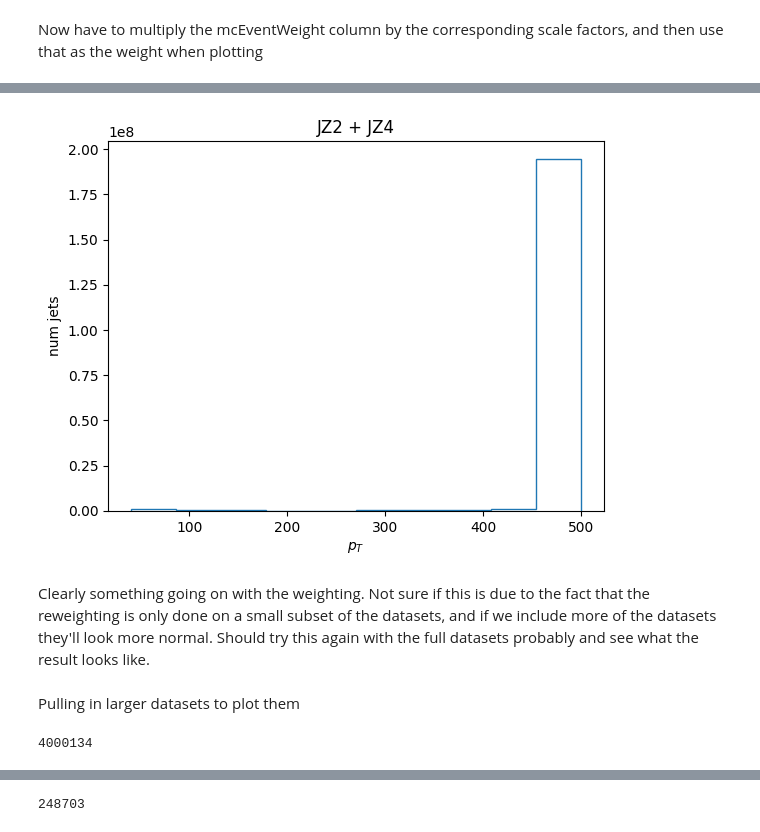
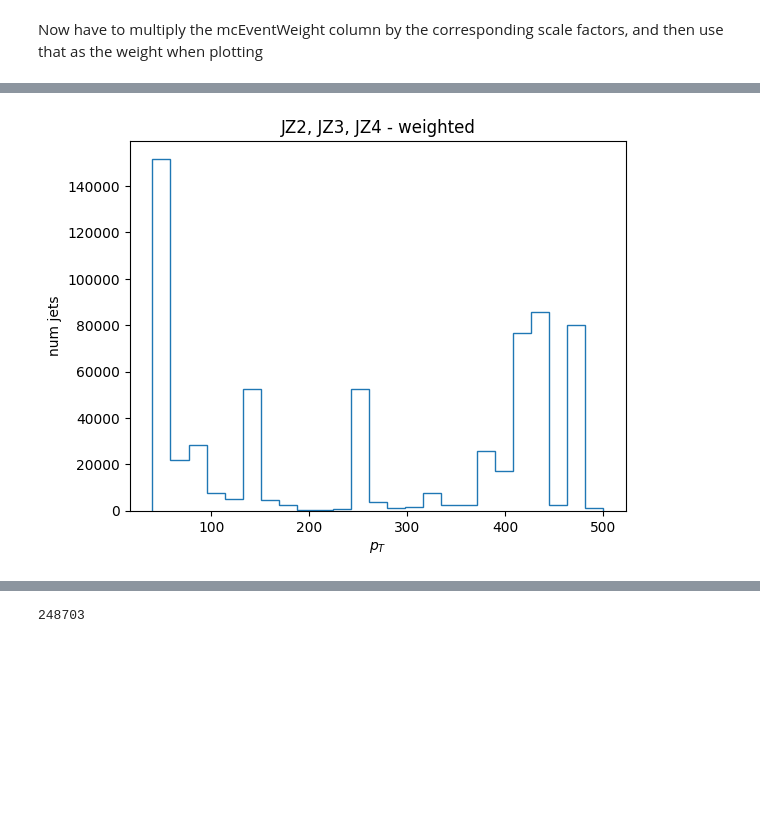
Before and after one commit to gordonwatts/sx_training_fetch, a Jupyter notebook: notebooks/008 - CR_region.ipynb, the cells around one changed output, grey strips where cells are left out. Cells and saved outputs as stored; diff of their text form; code cells hidden in the pictures; blank space fills up the shorter version.

```diff
--- a/notebooks/008 - CR_region.ipynb
+++ b/notebooks/008 - CR_region.ipynb
@@ -29,7 +99,7 @@ Scaling factors for JZ2
 # %%
-N = sum(dfjz2.mcEventWeight)
-sigma = 2.58E12 # fb
-# lumi = 26 #fb^-1
-eps = 0.01006532
-scale_jz2 = sigma * eps / N
-print(f'{scale_jz2:e}')
+# N = sum(dfjz2.mcEventWeight)
+# sigma = 2.58E12 # fb
+# lumi = 52.4 # fb^-1
+# eps = 0.01006532 # unit-less
+# scale_jz2 = sigma * eps * lumi / N
+# print(f'{scale_jz2:e}')
@@ -38,9 +110,9 @@ print(f'{scale_jz2:e}')
 # %% [markdown]
 Scaling factor for JZ4
 # %%
-N = sum(dfjz4.mcEventWeight)
-sigma = 2.8E8
-# lumi = 26
-eps = 0.01374964
-scale_jz4 = sigma * eps/N
-print(scale_jz4)
+# N = sum(dfjz4.mcEventWeight)
+# sigma = 2.8E8 # fb
+# lumi = 52.4 # fb^-1
+# eps = 0.01374964 # unit-less
+# scale_jz4 = sigma * lumi * eps / N
+# print(scale_jz4)
@@ -50,5 +120,5 @@ print(scale_jz4)
 Now have to multiply the mcEventWeight column by the corresponding scale factors, and then use that as the weight when plotting
 # %%
 jz2_weights = dfjz2.mcEventWeight * scale_jz2
+jz3_weights = dfjz3.mcEventWeight * scale_jz3
 jz4_weights = dfjz4.mcEventWeight * scale_jz4
-comb_weights = ak.concatenate([jz2_weights[:1], jz4_weights])
@@ -57,2 +125,6 @@ comb_jz2jz4 = ak.concatenate([dfjz2[:1], dfjz4])
 # %%
 import matplotlib.pyplot as plt
+# %%
+# Combining datasets and weights to plot them
+comb_ds = ak.concatenate([dfjz2, dfjz3, dfjz4])
+comb_weights = ak.concatenate([jz2_weights, jz3_weights, jz4_weights])
@@ -59,15 +182,8 @@ import matplotlib.pyplot as plt
 # %%
-# plt.hist(dfjz2.pt, histtype='step', weights=jz2_weights)
-# plt.hist(dfjz4.pt, histtype='step', weights=jz4_weights)
-plt.hist(comb_jz2jz4.pt, histtype='step', weights=comb_weights)
+plt.hist(comb_ds.pt, histtype='step', weights=comb_weights, bins=25)
 plt.xlabel("$p_T$")
 plt.ylabel("num jets")
-plt.title("JZ2 + JZ4")
-# plt.hist(qcddf.pt, density=True, histtype='step')
+plt.title("JZ2, JZ3, JZ4 - weighted")
 plt.show()
 # %% [output]
-[figure, old version]
+[figure, new version]
-# %% [markdown]
-Clearly something going on with the weighting. Not sure if this is due to the fact that the reweighting is only done on a small subset of the datasets, and if we include more of the datasets they'll look more normal. Should try this again with the full datasets probably and see what the result looks like.
-# %% [markdown]
-Pulling in larger datasets to plot them
@@ -76,4 +189,0 @@ ds_jz4_000_009 = ak.from_parquet("/data/agolub/bulk_processed_files/cr/jz4_000_0
-# %%
-len(ds_jz4_000_009)
-# %% [output]
-4000134
```
Also changed, not shown: parts of 37 cells of this notebook.
